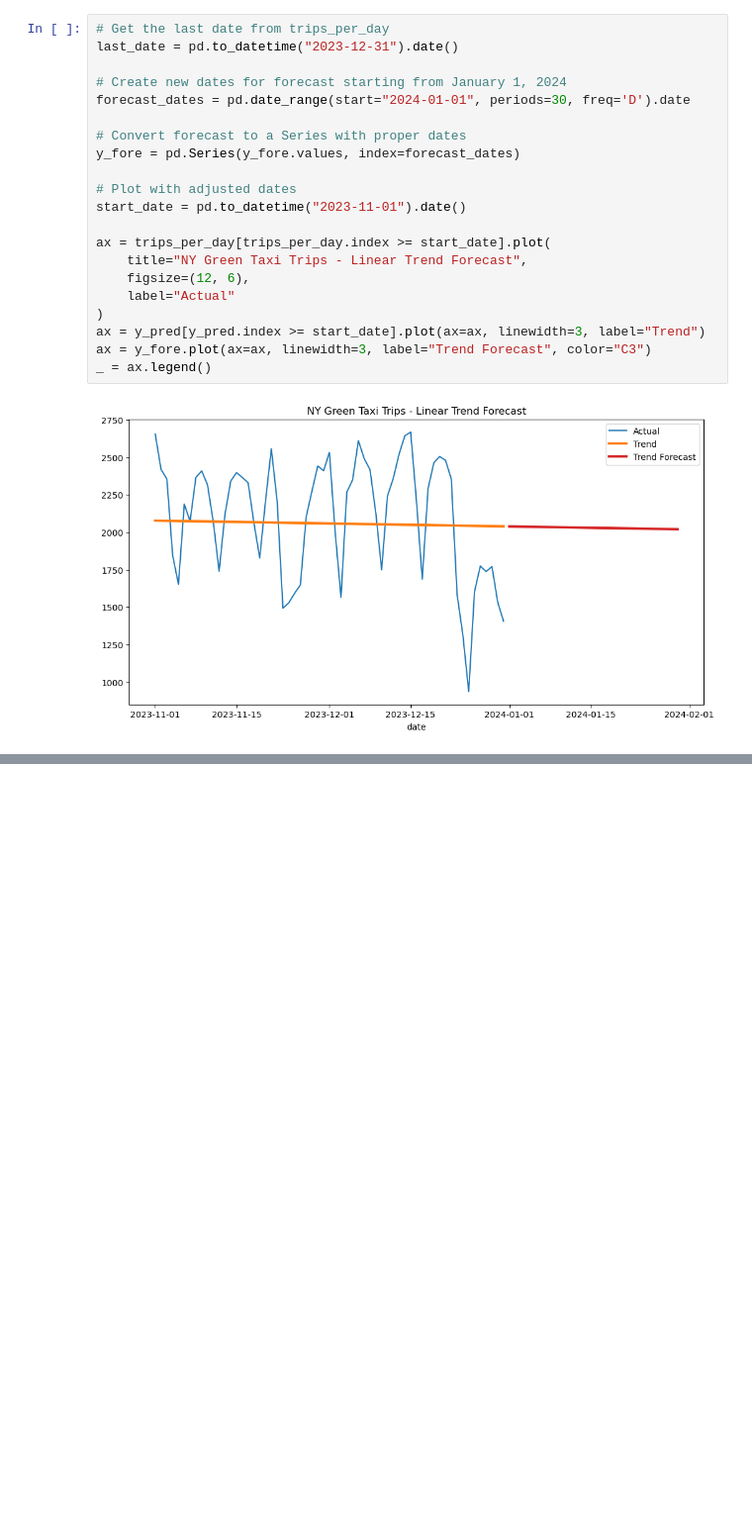
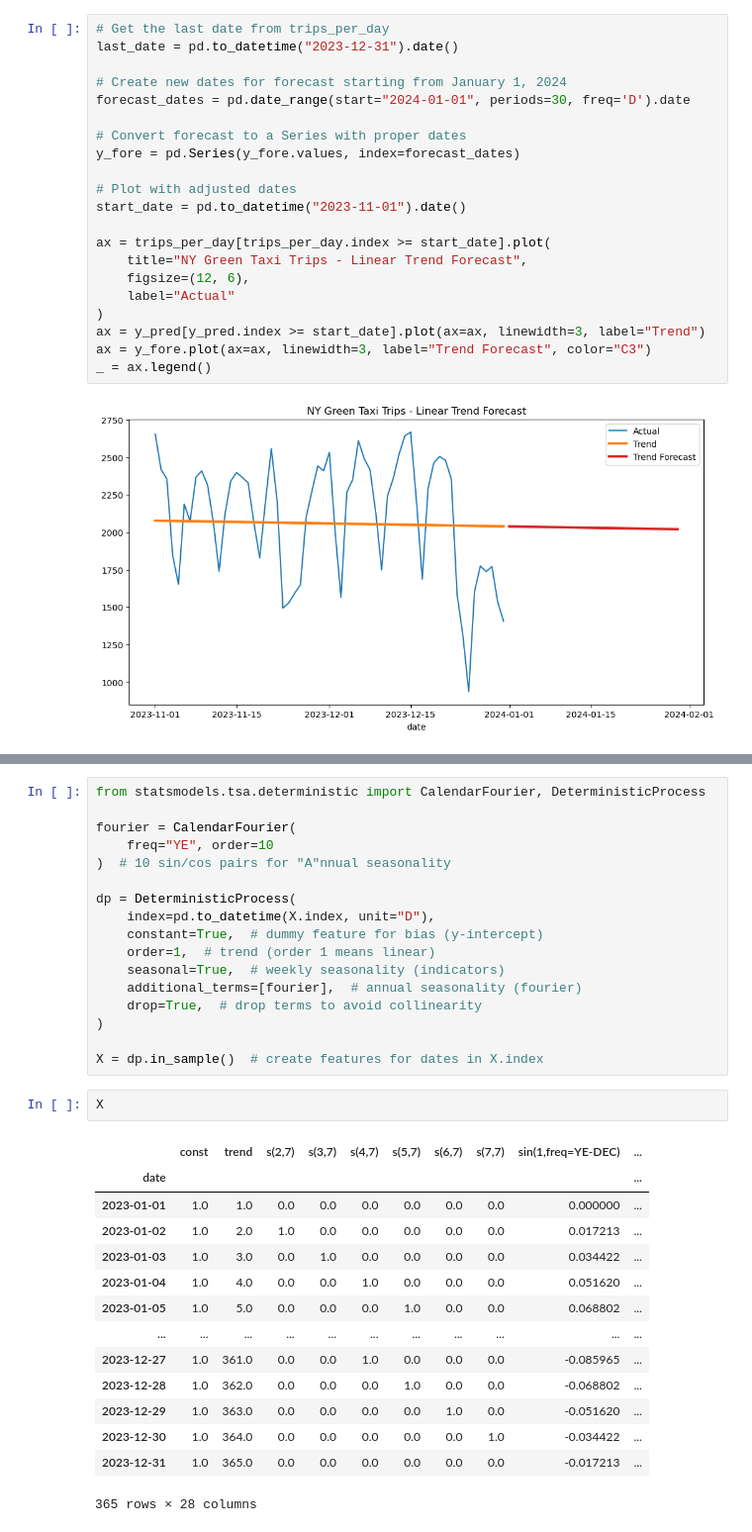
Before and after one commit to TillMeineke/ML_Zoomcamp2024_hw, a Jupyter notebook: NYTaxiForecast/notebooks/00_EDA.ipynb, the cells around one changed output, grey strips where cells are left out. Shown at 99% size. Saved outputs shown, nothing was run; the diff lists cells and outputs as text; blank space fills up the shorter version.

```diff
--- a/NYTaxiForecast/notebooks/00_EDA.ipynb
+++ b/NYTaxiForecast/notebooks/00_EDA.ipynb
@@ -346,0 +556,34 @@ _ = ax.legend()
+# %%
+from statsmodels.tsa.deterministic import CalendarFourier, DeterministicProcess
+
+fourier = CalendarFourier(
+    freq="YE", order=10
+)  # 10 sin/cos pairs for "A"nnual seasonality
+
+dp = DeterministicProcess(
+    index=pd.to_datetime(X.index, unit="D"),
+    constant=True,  # dummy feature for bias (y-intercept)
+    order=1,  # trend (order 1 means linear)
+    seasonal=True,  # weekly seasonality (indicators)
+    additional_terms=[fourier],  # annual seasonality (fourier)
+    drop=True,  # drop terms to avoid collinearity
+)
+
+X = dp.in_sample()  # create features for dates in X.index
+# %%
+X
+# %% [output]
+|  | const | trend | s(2,7) | s(3,7) | s(4,7) | s(5,7) | s(6,7) | s(7,7) | sin(1,freq=YE-DEC) | ... |
+| date |  |  |  |  |  |  |  |  |  | ... |
+| 2023-01-01 | 1.0 | 1.0 | 0.0 | 0.0 | 0.0 | 0.0 | 0.0 | 0.0 | 0.000000 | ... |
+| 2023-01-02 | 1.0 | 2.0 | 1.0 | 0.0 | 0.0 | 0.0 | 0.0 | 0.0 | 0.017213 | ... |
+| 2023-01-03 | 1.0 | 3.0 | 0.0 | 1.0 | 0.0 | 0.0 | 0.0 | 0.0 | 0.034422 | ... |
+| 2023-01-04 | 1.0 | 4.0 | 0.0 | 0.0 | 1.0 | 0.0 | 0.0 | 0.0 | 0.051620 | ... |
+| 2023-01-05 | 1.0 | 5.0 | 0.0 | 0.0 | 0.0 | 1.0 | 0.0 | 0.0 | 0.068802 | ... |
+| ... | ... | ... | ... | ... | ... | ... | ... | ... | ... | ... |
+| 2023-12-27 | 1.0 | 361.0 | 0.0 | 0.0 | 1.0 | 0.0 | 0.0 | 0.0 | -0.085965 | ... |
+| 2023-12-28 | 1.0 | 362.0 | 0.0 | 0.0 | 0.0 | 1.0 | 0.0 | 0.0 | -0.068802 | ... |
+| 2023-12-29 | 1.0 | 363.0 | 0.0 | 0.0 | 0.0 | 0.0 | 1.0 | 0.0 | -0.051620 | ... |
+| 2023-12-30 | 1.0 | 364.0 | 0.0 | 0.0 | 0.0 | 0.0 | 0.0 | 1.0 | -0.034422 | ... |
+| 2023-12-31 | 1.0 | 365.0 | 0.0 | 0.0 | 0.0 | 0.0 | 0.0 | 0.0 | -0.017213 | ... |
+365 rows × 28 columns
```
Also changed, not shown: parts of 26 cells of this notebook, 3 other files.
